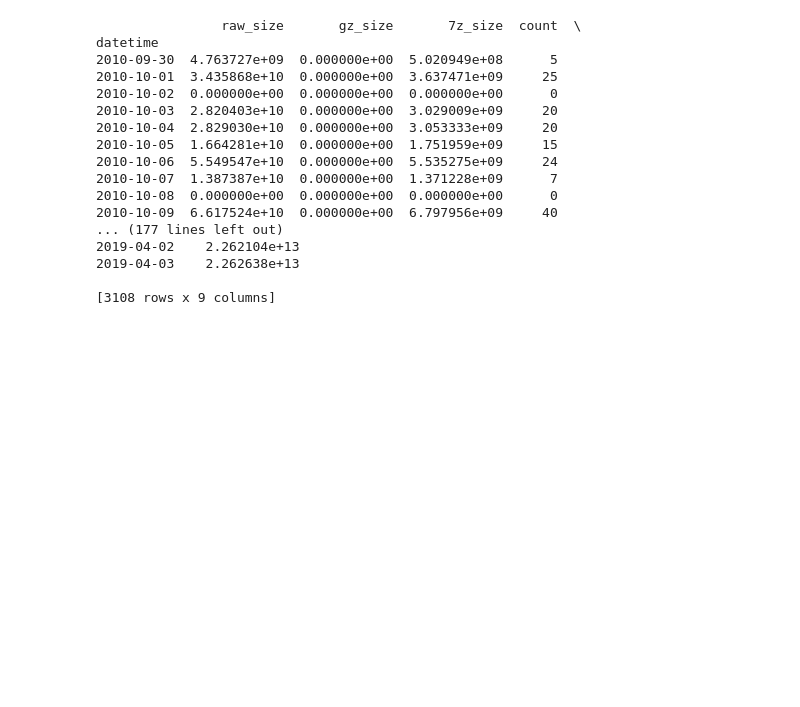
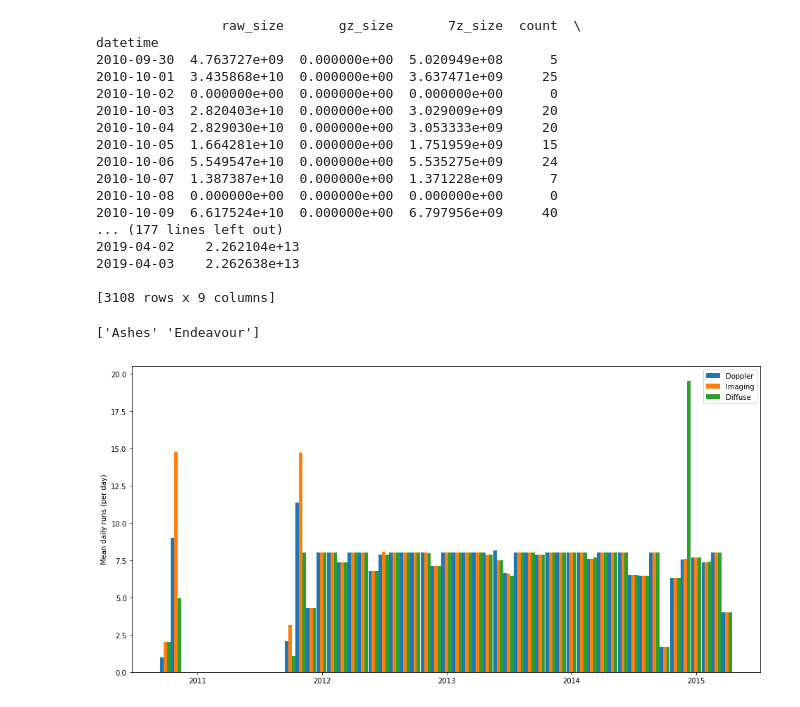
Before and after one commit to COVIS-Sonar/covis-worker, a Jupyter notebook: notebooks/summarize_data_sizes.ipynb, the cells around one changed output. Cells and saved outputs as stored; diff of their text form; code cells hidden in the pictures; blank space fills up the shorter version.

```diff
--- a/notebooks/summarize_data_sizes.ipynb
+++ b/notebooks/summarize_data_sizes.ipynb
@@ -267,3 +283,44 @@ datetime
 2019-04-03    2.262638e+13
 
 [3108 rows x 9 columns]
+# %%
+## Select only the Endeavour data
+
+print( data.site.unique() )
+
+endeavour = data[ data['site']=='Endeavour']
+enddate = endeavour.set_index('datetime')
+
+## count simplified modes
+endimg = enddate[ enddate['simple_mode'] == 'imaging']
+enddop = enddate[ enddate['simple_mode'] == 'doppler']
+enddif = enddate[ enddate['simple_mode'] == 'diffuse']
+
+perday = pd.DataFrame()
+perday['doppler'] = enddop.basename.resample('D').count()
+perday['imaging'] = endimg.basename.resample('D').count()
+perday['diffuse'] = enddif.basename.resample('D').count()
+
+
+
+# endimgday = endimgday[ endimgday > 0 ]
+
+## by_day is now the _total_ amount of data produced per day
+
+## by_month is the _mean daily_ data
+permonth = perday.resample('M').mean()
+
+
+plt.figure( figsize=(16,8))
+
+plt.bar( permonth.index.shift(-10, freq='D'), permonth.doppler, width=10, label='Doppler' )
+plt.bar( permonth.index, permonth.imaging, width=10, label='Imaging' )
+plt.bar( permonth.index.shift(10, freq='D'), permonth.diffuse, width=10, label='Diffuse' )
+
+plt.ylabel('Mean daily runs (per day)')
+plt.legend()
+
+plt.show()
+# %% [output]
+['Ashes' 'Endeavour']
+[figure, added]
```
Also changed, not shown: parts of 3 cells of this notebook.
